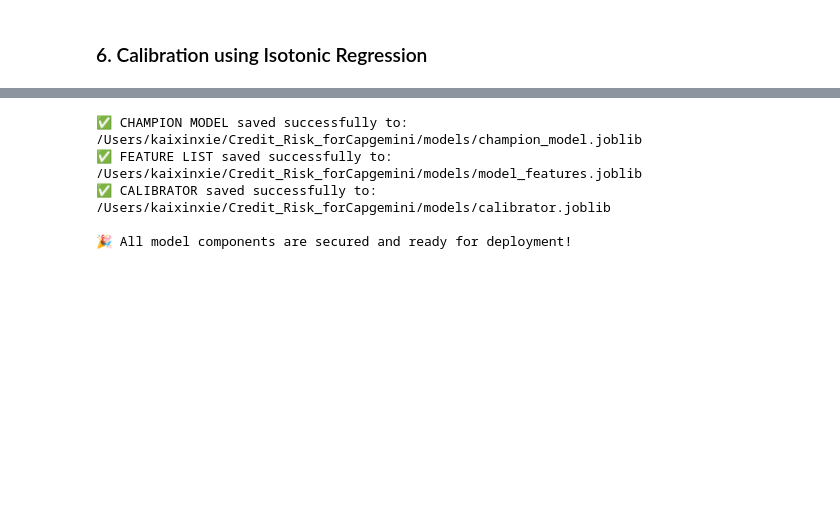
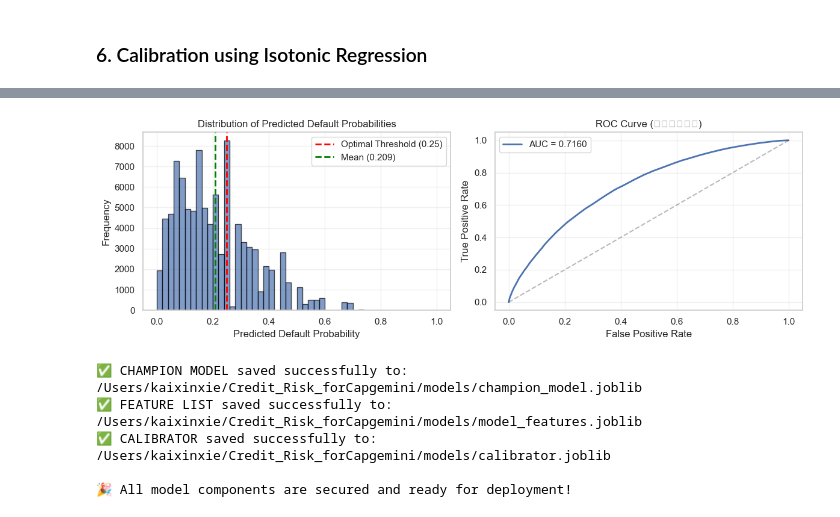
Before and after one commit to Kaixin-XIE-Kai/Credit_Risk_forCapgemini, a Jupyter notebook: notebooks/02_Model_Tournament.ipynb, the cells around one changed output, grey strips where cells are left out. Saved outputs shown, nothing was run; the diff lists cells and outputs as text; code cells hidden in the pictures; blank space fills up the shorter version.

```diff
--- a/notebooks/02_Model_Tournament.ipynb
+++ b/notebooks/02_Model_Tournament.ipynb
@@ -740,0 +707,74 @@ print(f"📈 Optimized threshold helped you earn an extra: ${max_profit - profit
+# %%
+import matplotlib.pyplot as plt
+
+# 诊断1：预测概率分布
+print("="*50)
+print("📊 DIAGNOSTIC: Predicted Probability Distribution")
+print("="*50)
+print(f"Mean:  {y_prob_calibrated.mean():.4f}")
+print(f"Std:   {y_prob_calibrated.std():.4f}")
+print(f"Min:   {y_prob_calibrated.min():.4f}")
+print(f"Max:   {y_prob_calibrated.max():.4f}")
+print(f"Median: {np.median(y_prob_calibrated):.4f}")
+
+print("\nDistribution by buckets:")
+print(f"  < 0.1:  {(y_prob_calibrated < 0.1).sum():5d} ({(y_prob_calibrated < 0.1).sum()/len(y_prob_calibrated)*100:5.1f}%)")
+print(f"0.1-0.2: {((y_prob_calibrated >= 0.1) & (y_prob_calibrated < 0.2)).sum():5d} ({((y_prob_calibrated >= 0.1) & (y_prob_calibrated < 0.2)).sum()/len(y_prob_calibrated)*100:5.1f}%)")
+print(f"0.2-0.3: {((y_prob_calibrated >= 0.2) & (y_prob_calibrated < 0.3)).sum():5d} ({((y_prob_calibrated >= 0.2) & (y_prob_calibrated < 0.3)).sum()/len(y_prob_calibrated)*100:5.1f}%)")
+print(f"0.3-0.4: {((y_prob_calibrated >= 0.3) & (y_prob_calibrated < 0.4)).sum():5d} ({((y_prob_calibrated >= 0.3) & (y_prob_calibrated < 0.4)).sum()/len(y_prob_calibrated)*100:5.1f}%)")
+print(f"  > 0.4:  {(y_prob_calibrated > 0.4).sum():5d} ({(y_prob_calibrated > 0.4).sum()/len(y_prob_calibrated)*100:5.1f}%)")
+
+# 诊断2：在最优阈值下的接受率
+print("\n" + "="*50)
+print("💰 DIAGNOSTIC: Acceptance Rate Analysis")
+print("="*50)
+acceptance_025 = (y_prob_calibrated <= 0.25).sum() / len(y_prob_calibrated)
+acceptance_05 = (y_prob_calibrated <= 0.5).sum() / len(y_prob_calibrated)
+print(f"Acceptance rate at PD=0.25: {acceptance_025*100:.1f}%")
+print(f"Acceptance rate at PD=0.50: {acceptance_05*100:.1f}%")
+
+# 诊断3：在最优阈值下的实际表现
+y_pred_025 = (y_prob_calibrated <= 0.25).astype(int)  # 1 = accept, 0 = reject
+print("\n" + "="*50)
+print("📈 DIAGNOSTIC: Performance at Optimal Threshold (0.25)")
+print("="*50)
+tn = ((y_pred_025 == 1) & (y_test == 0)).sum()  # 赞同且非违约
+fn = ((y_pred_025 == 1) & (y_test == 1)).sum()  # 赞同但违约
+fp = ((y_pred_025 == 0) & (y_test == 0)).sum()  # 拒绝但非违约
+print(f"True Negatives (Accept & Non-Default): {tn}")
+print(f"False Negatives (Accept & Default):    {fn} ⚠️ 损失")
+print(f"False Positives (Reject & Non-Default): {fp} ⚠️ 机会成本")
+
+# 实际违约率分析
+default_rate = (y_test == 1).sum() / len(y_test)
+print(f"\nActual default rate in test set: {default_rate*100:.1f}%")
+
+# 直方图
+plt.figure(figsize=(12, 4))
+
+plt.subplot(1, 2, 1)
+plt.hist(y_prob_calibrated, bins=50, edgecolor='black', alpha=0.7)
+plt.axvline(0.25, color='red', linestyle='--', lw=2, label='Optimal Threshold (0.25)')
+plt.axvline(y_prob_calibrated.mean(), color='green', linestyle='--', lw=2, label=f'Mean ({y_prob_calibrated.mean():.3f})')
+plt.xlabel('Predicted Default Probability')
+plt.ylabel('Frequency')
+plt.title('Distribution of Predicted Default Probabilities')
+plt.legend()
+plt.grid(alpha=0.3)
+
+plt.subplot(1, 2, 2)
+# ROC曲线，看排序能力
+from sklearn.metrics import roc_curve
+fpr, tpr, thresholds = roc_curve(y_test, y_prob_calibrated)
+auc_val = roc_auc_score(y_test, y_prob_calibrated)
+plt.plot(fpr, tpr, lw=2, label=f'AUC = {auc_val:.4f}')
+plt.plot([0, 1], [0, 1], 'k--', alpha=0.3)
+plt.xlabel('False Positive Rate')
+plt.ylabel('True Positive Rate')
+plt.title('ROC Curve (排序能力评估)')
+plt.legend()
+plt.grid(alpha=0.3)
+
+plt.tight_layout()
+plt.show()
+# %% [output]
@@ -741,3 +798,4 @@ print(f"📈 Optimized threshold helped you earn an extra: ${max_profit - profit
+[figure, added]
 # %%
 base_path = '/Users/kaixinxie/Credit_Risk_forCapgemini/models'
 os.makedirs(base_path, exist_ok=True) # 如果文件夹不存在则创建
```
Also changed, not shown: parts of 11 cells of this notebook, 5 other files.
